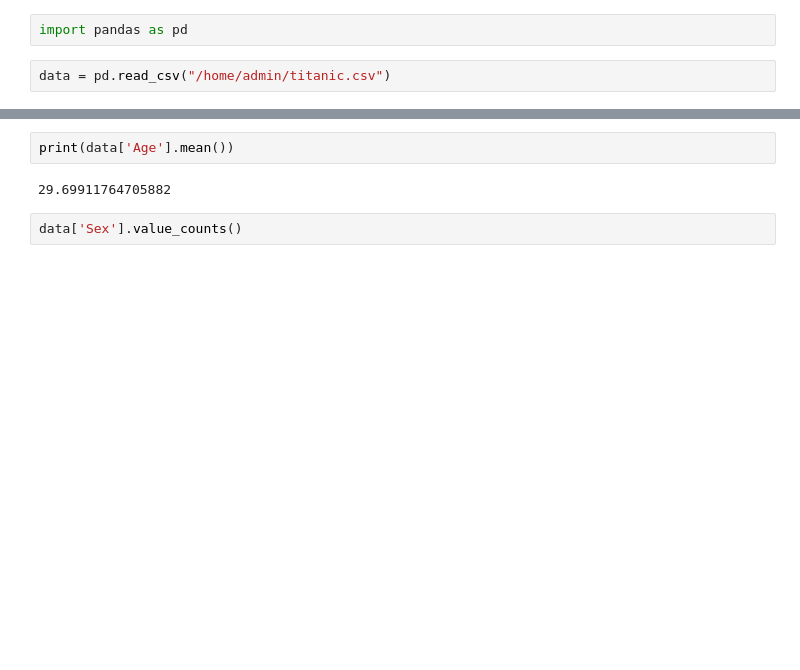
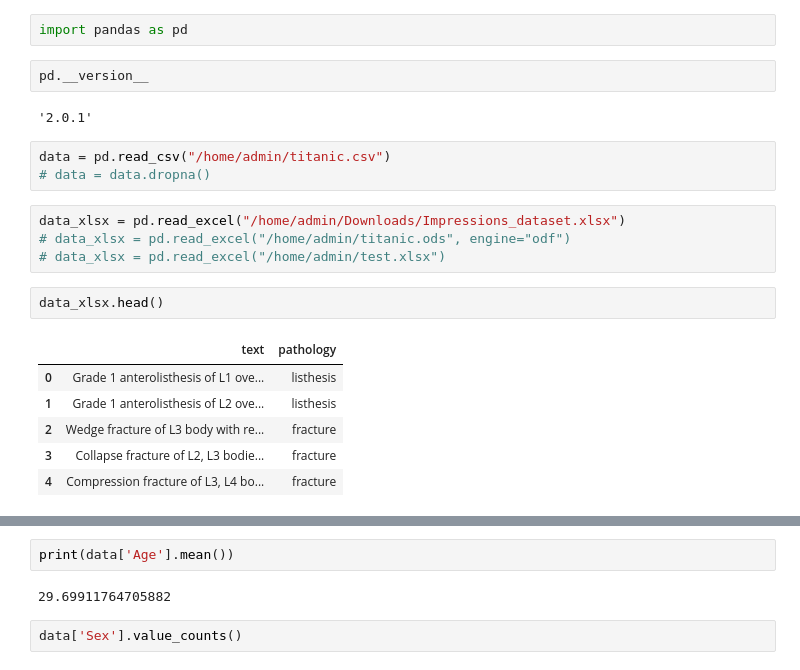
Before and after one commit to VirajBagal/textassistant, a Jupyter notebook: test_notebook.ipynb, the cells around one changed output, grey strips where cells are left out. Drawn from its saved outputs; the diff is of its cells as text; blank space fills up the shorter version.

```diff
--- a/test_notebook.ipynb
+++ b/test_notebook.ipynb
@@ -1,4 +1,22 @@
 # %%
 import pandas as pd
+# %%
+pd.__version__
+# %% [output]
+'2.0.1'
 # %%
 data = pd.read_csv("/home/admin/titanic.csv")
+# data = data.dropna()
+# %%
+data_xlsx = pd.read_excel("/home/admin/Downloads/Impressions_dataset.xlsx")
+# data_xlsx = pd.read_excel("/home/admin/titanic.ods", engine="odf")
+# data_xlsx = pd.read_excel("/home/admin/test.xlsx")
+# %%
+data_xlsx.head()
+# %% [output]
+|  | text | pathology |
+| 0 | Grade 1 anterolisthesis of L1 ove... | listhesis |
+| 1 | Grade 1 anterolisthesis of L2 ove... | listhesis |
+| 2 | Wedge fracture of L3 body with re... | fracture |
+| 3 | Collapse fracture of L2, L3 bodie... | fracture |
+| 4 | Compression fracture of L3, L4 bo... | fracture |
```
Also changed, not shown: parts of 19 cells of this notebook, 10 other files.
